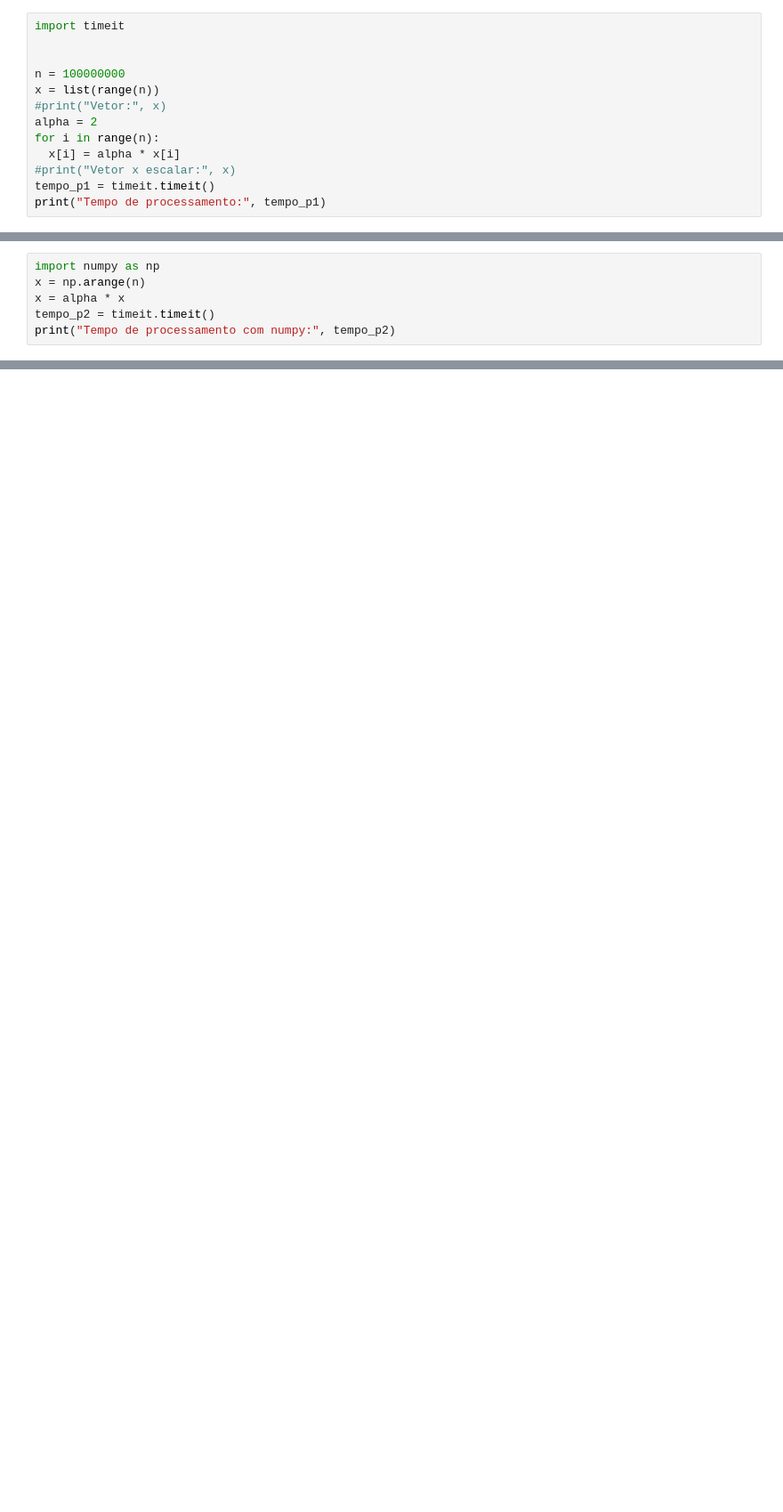
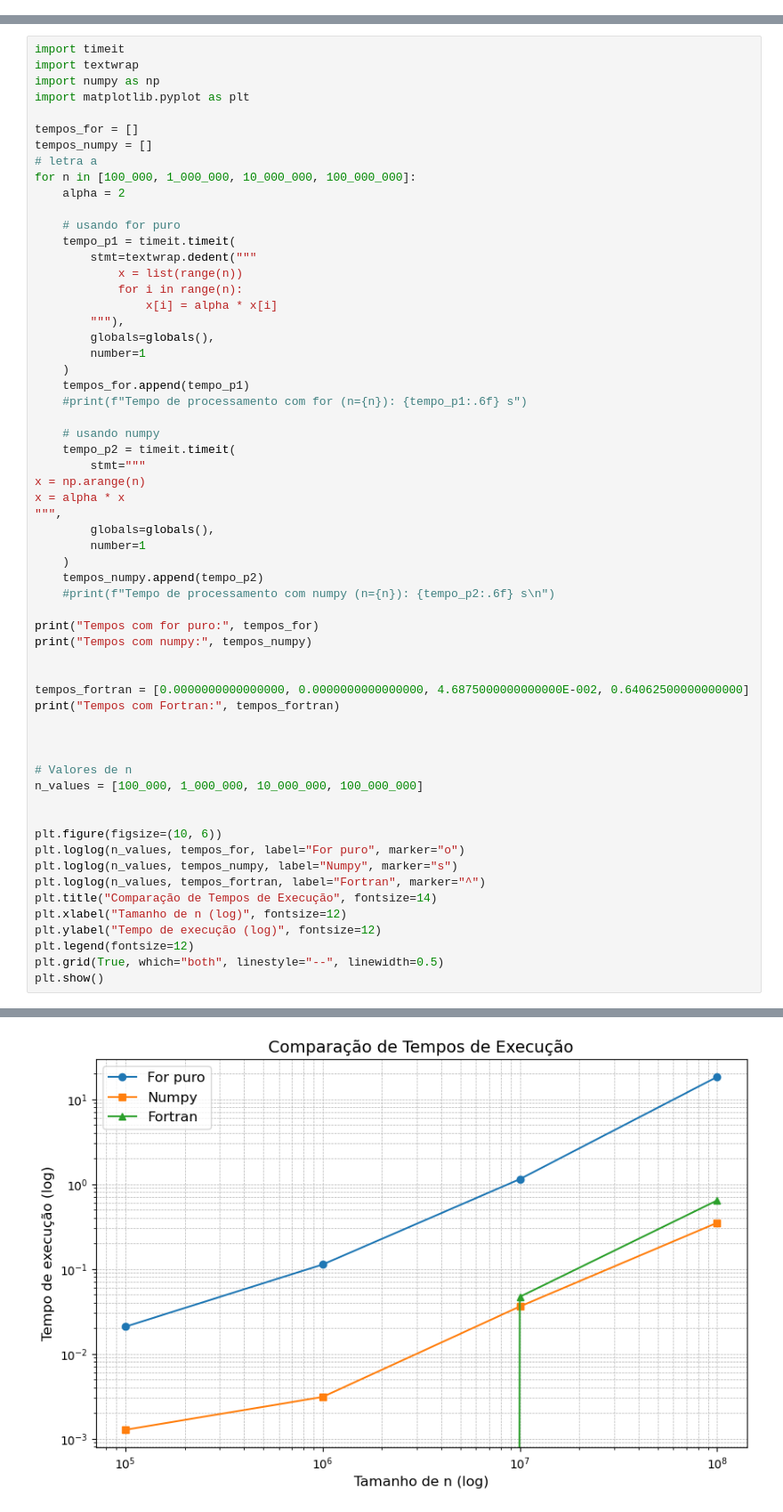
Before and after one commit to raissabaastos/AV_06, a Jupyter notebook: av_06.ipynb, the cells around one changed output, grey strips where cells are left out. Shown at 89% size. Cells and saved outputs as stored; diff of their text form; blank space fills up the shorter version.

```diff
--- a/av_06.ipynb
+++ b/av_06.ipynb
@@ -1,16 +1,3 @@
 # %% [markdown]
 ## Exercício 1
 ![alt text]({BCEEEDE8-B885-4341-BC3C-07161436D846}.png)
-# %%
-import timeit
-
-
-n = 100000000
-x = list(range(n))
-#print("Vetor:", x)
-alpha = 2
-for i in range(n):
-  x[i] = alpha * x[i]
-#print("Vetor x escalar:", x)
-tempo_p1 = timeit.timeit()
-print("Tempo de processamento:", tempo_p1)
@@ -19,6 +3,0 @@ Tempo de processamento: 0.012599799999406969
-# %%
-import numpy as np
-x = np.arange(n)
-x = alpha * x
-tempo_p2 = timeit.timeit()
-print("Tempo de processamento com numpy:", tempo_p2)
@@ -26,0 +4,61 @@ Tempo de processamento com numpy: 0.012623700000403915
+# %%
+import timeit
+import textwrap
+import numpy as np
+import matplotlib.pyplot as plt
+
+tempos_for = []
+tempos_numpy = []
+# letra a
+for n in [100_000, 1_000_000, 10_000_000, 100_000_000]:
+    alpha = 2
+
+    # usando for puro
+    tempo_p1 = timeit.timeit(
+        stmt=textwrap.dedent("""
+            x = list(range(n))
+            for i in range(n):
+                x[i] = alpha * x[i]
+        """),
+        globals=globals(),
+        number=1
+    )
+    tempos_for.append(tempo_p1)
+    #print(f"Tempo de processamento com for (n={n}): {tempo_p1:.6f} s")
+
+    # usando numpy
+    tempo_p2 = timeit.timeit(
+        stmt="""
+x = np.arange(n)
+x = alpha * x
+""",
+        globals=globals(),
+        number=1
+    )
+    tempos_numpy.append(tempo_p2)
+    #print(f"Tempo de processamento com numpy (n={n}): {tempo_p2:.6f} s\n")
+
+print("Tempos com for puro:", tempos_for)
+print("Tempos com numpy:", tempos_numpy)
+
+
+tempos_fortran = [0.0000000000000000, 0.0000000000000000, 4.6875000000000000E-002, 0.64062500000000000]
+print("Tempos com Fortran:", tempos_fortran)
+
+
+
+# Valores de n
+n_values = [100_000, 1_000_000, 10_000_000, 100_000_000]
+
+
+plt.figure(figsize=(10, 6))
+plt.loglog(n_values, tempos_for, label="For puro", marker="o")
+plt.loglog(n_values, tempos_numpy, label="Numpy", marker="s")
+plt.loglog(n_values, tempos_fortran, label="Fortran", marker="^")
+plt.title("Comparação de Tempos de Execução", fontsize=14)
+plt.xlabel("Tamanho de n (log)", fontsize=12)
+plt.ylabel("Tempo de execução (log)", fontsize=12)
+plt.legend(fontsize=12)
+plt.grid(True, which="both", linestyle="--", linewidth=0.5)
+plt.show()
+# %% [output]
@@ -26,0 +68 @@ Tempo de processamento com numpy: 0.012623700000403915
+[figure, added]
```
Also changed, not shown: parts of 7 cells of this notebook.
